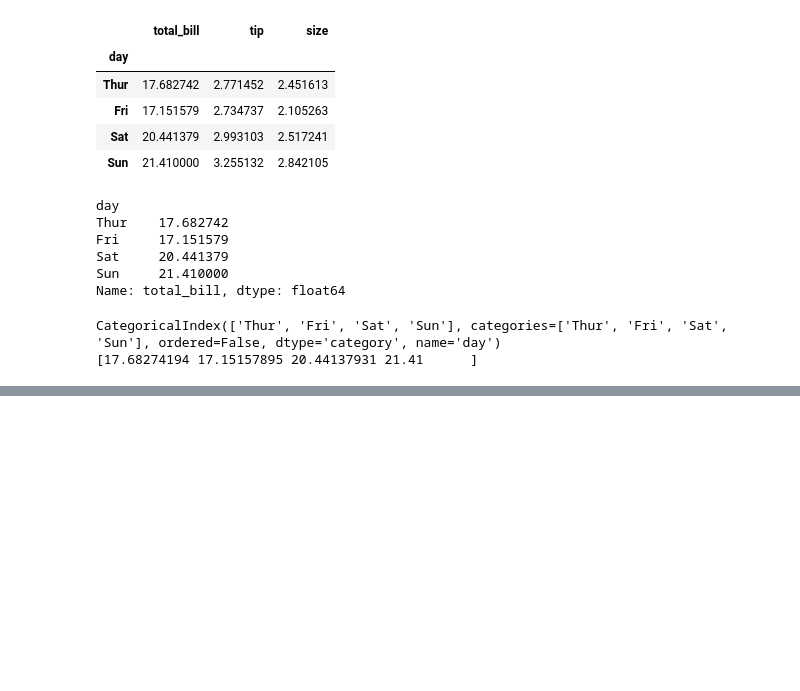
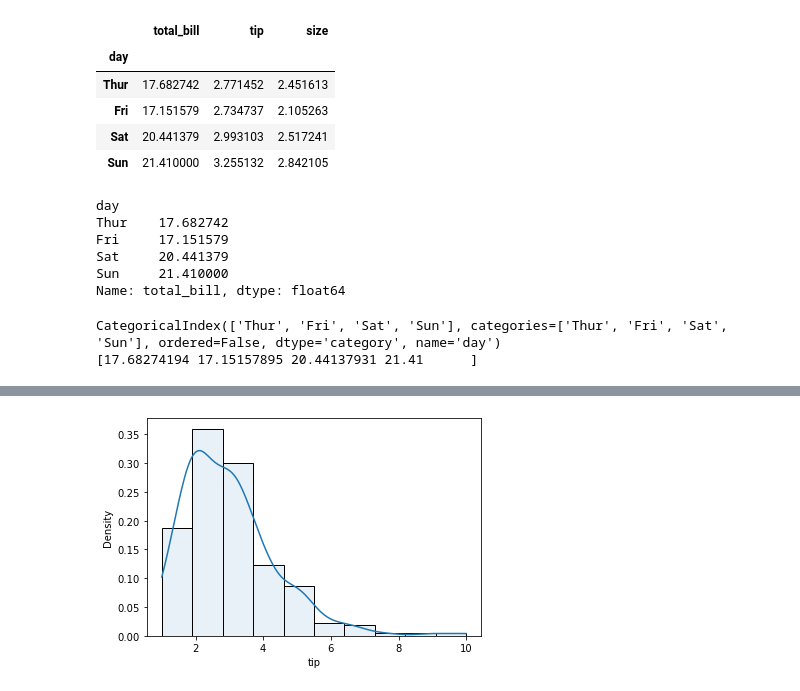
Before and after one commit to rasyidev/devalopa-class, a Jupyter notebook: Minggu-4/Visualisasi Data.ipynb, the cells around one changed output, grey strips where cells are left out. Cells and saved outputs as stored; diff of their text form; code cells hidden in the pictures; blank space fills up the shorter version.

```diff
--- a/Minggu-4/Visualisasi Data.ipynb
+++ b/Minggu-4/Visualisasi Data.ipynb
@@ -153,0 +186,6 @@ sns.lineplot(x=df1.index, y=df1.values)
+# %%
+# kde=True: memunculkan diagram garis yang halus (tidak patah)
+# stat: jenis hitung statistik di bawah garis kde
+sns.histplot(df['tip'], alpha=0.1, bins=10, kde=True, stat='density');
+# %% [output]
+[figure, added]
```
Also changed, not shown: parts of 13 cells of this notebook.
